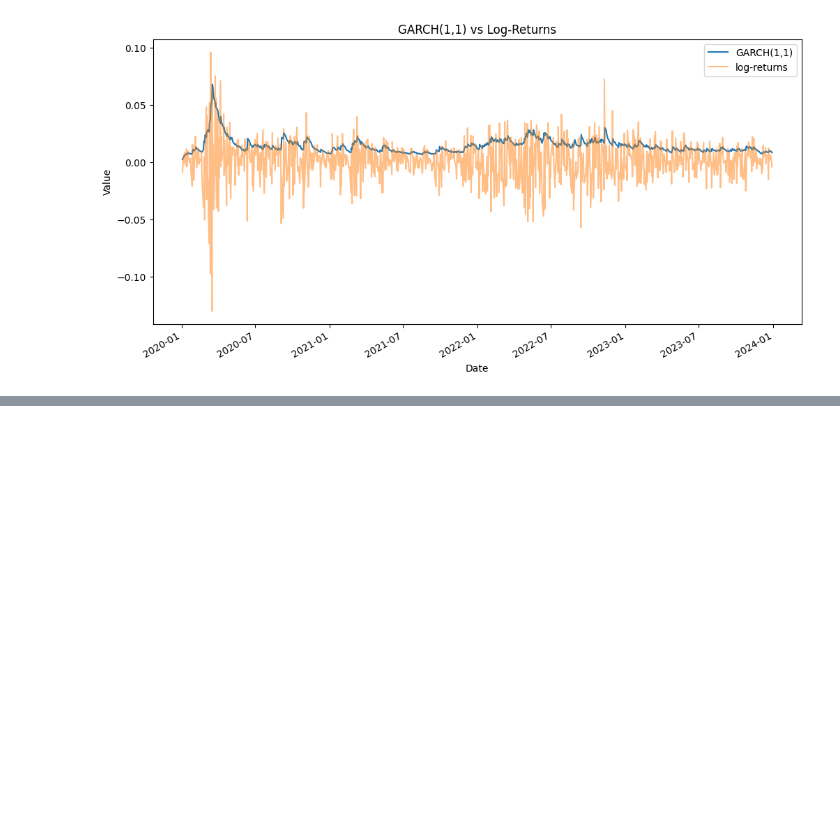
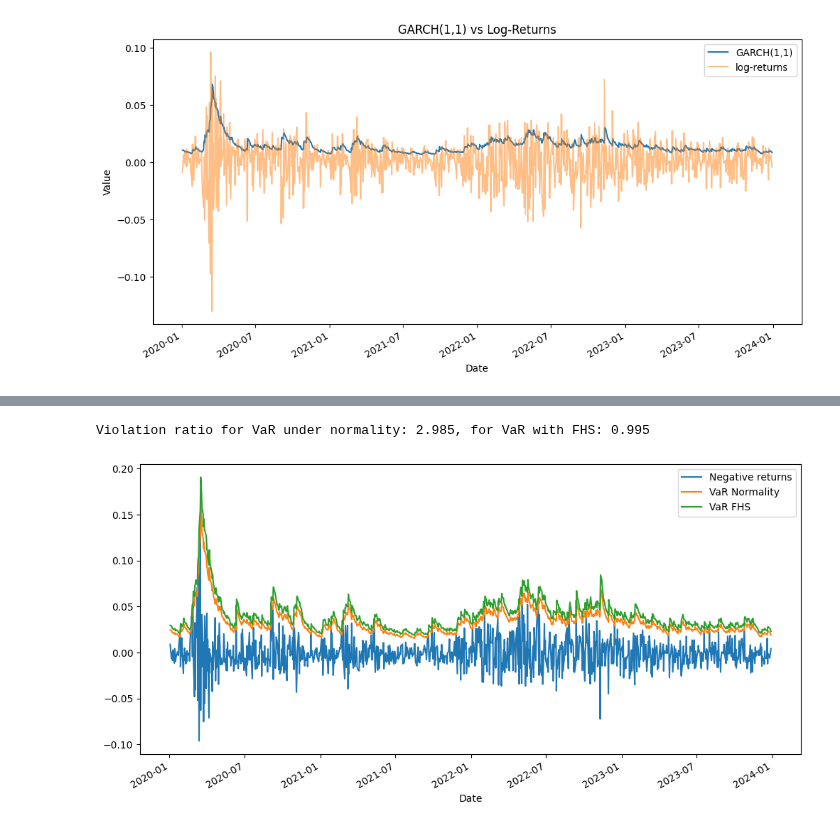
Before and after one commit to cmartti/Finance_projects, a Jupyter notebook: GARCH.ipynb, the cells around one changed output, grey strips where cells are left out. Drawn from its saved outputs; the diff is of its cells as text; code cells hidden in the pictures; blank space fills up the shorter version.

```diff
--- a/GARCH.ipynb
+++ b/GARCH.ipynb
@@ -129,7 +129,7 @@ NDX = yf.Ticker("^NDX")
 ndx_data2 = NDX.history(start="2020-01-01",end="2024-01-01")
 price2 = ndx_data2[["Close"]]
 #rescaling the return vector
-return_vec = return_vec/100
+return_vec = log_returns["NDX"].to_numpy()
 price2.columns = ["NDX"]
 log_returns2 = np.log(price2).diff().dropna()
 return_vec2 = log_returns2["NDX"].to_numpy()
@@ -184,0 +198,66 @@ plt.show()
+# %%
+from scipy.stats import norm
+return_vec = log_returns["NDX"].to_numpy()
+sqrd_returns = np.square(return_vec)
+#Calculating the predicted volatilities for the training period
+pred_var2 = list()
+#Adding the initial variance
+pred_var2.append(init_var)
+
+
+#Predicting the variance for the time period before the prediction time period
+#These will be used in calculating the residuals
+for i in range(1,len(return_vec)):
+    pred_var2.append(omega + alpha*sqrd_returns[i-1] + beta*pred_var2[i-1])
+
+
+
+
+def Normality(variance,conf):
+    #Enter conf as a decimal value between (0,1)
+    z = norm.ppf(conf)
+    VaRs = np.sqrt(variance)*z
+    return VaRs
+
+def FHS(variance,conf):
+    #Enter conf as a value between (0,100)
+    #Calculating the residuals
+    residuals = return_vec/np.sqrt(pred_var2)
+    #Converting the residuals to negative residuals
+    negative_res = -residuals
+    sorted_res = sorted(negative_res)
+    z = np.percentile(sorted_res,conf)
+    VaRs = np.sqrt(variance)*z
+    return VaRs
+
+
+
+
+VaRNorm = Normality(pred_var,0.99)
+VaRFHS = FHS(pred_var, 99)
+
+dates = log_returns2.index[0:]
+
+results = pd.DataFrame({
+    "Date": dates,
+    "Negative returns": -return_vec2,
+    "VaR Normality": VaRNorm[1:],
+    "VaR FHS": VaRFHS[1:]
+}).set_index("Date")
+
+results.plot(figsize=(12,6))
+
+def VR(VaRs,conf):
+    violations = 0
+    VaRs = VaRs[1:]
+    for i, VaR in enumerate(VaRs):
+        if -return_vec2[i]>VaR:
+            violations += 1
+    return violations/((1-conf)*(len(VaRs)))
+
+vrFHS = VR(VaRFHS,0.99)
+vrNorm = VR(VaRNorm, 0.99)
+print(f"Violation ratio for VaR under normality: {round(vrNorm,3)}, for VaR with FHS: {round(vrFHS,3)}")
+# %% [output]
+Violation ratio for VaR under normality: 2.985, for VaR with FHS: 0.995
+[figure, added]
```
Also changed, not shown: parts of 1 cell of this notebook.
